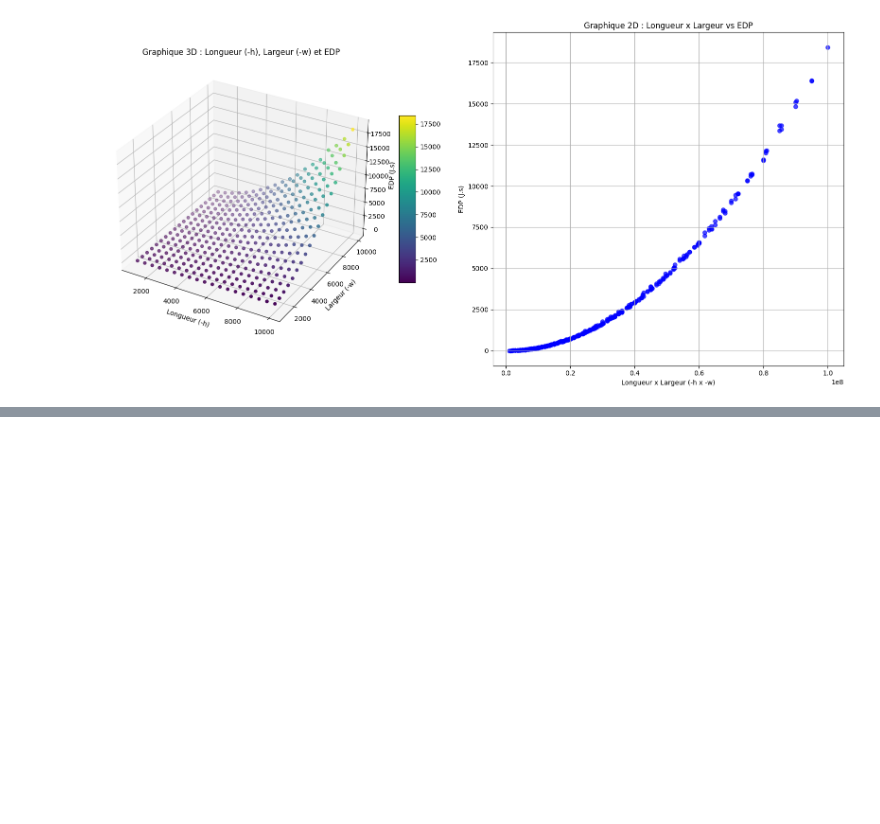
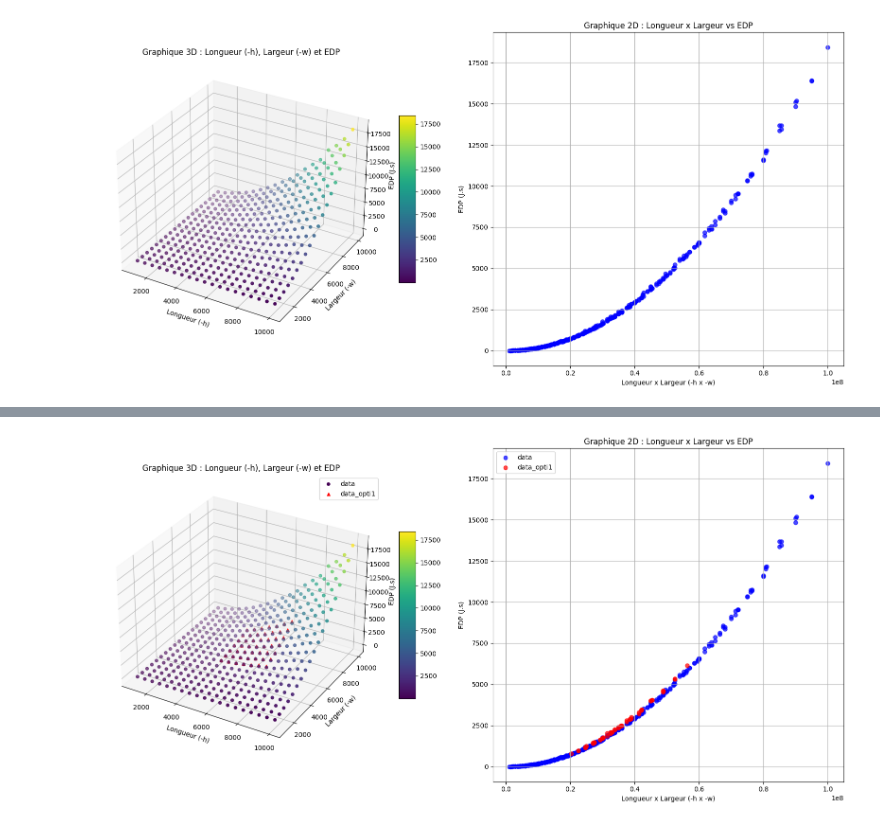
Before and after one commit to HDwayne/SE-ENER, a Jupyter notebook: result/analyse.ipynb, the cells around one changed output, grey strips where cells are left out. Drawn from its saved outputs; the diff is of its cells as text; code cells hidden in the pictures; blank space fills up the shorter version.

Commit message:
TODO test opti2

```diff
--- a/result/analyse.ipynb
+++ b/result/analyse.ipynb
@@ -52,0 +78,11 @@ data
+# %%
+def params_to_dict(params):
+    return {params[i]: params[i + 1] for i in range(0, len(params), 2)}
+
+param_dicts = data_opti1['params'].apply(params_to_dict)
+param_df = pd.DataFrame(param_dicts.tolist())
+
+data_opti1 = pd.concat([data_opti1.drop(columns=['params']), param_df], axis=1)
+data_opti1 = data_opti1.apply(pd.to_numeric, errors='ignore')
+
+data_opti1
@@ -173,0 +230,3 @@ plt.show()
+# %%
+data_opti1['EDP'] = data_opti1['time'] * data_opti1['energy']
+data_opti1.head()
@@ -173,0 +240,54 @@ plt.show()
+# %%
+# Create figure
+
+fig = plt.figure(figsize=(16, 8))
+
+
+
+# 3D scatter plot
+
+ax_3d = fig.add_subplot(121, projection='3d')
+
+scatter = ax_3d.scatter(data['-h'], data['-w'], data['EDP'], c=data['EDP'], cmap='viridis', marker='o', label='data')
+
+scatter_opti1 = ax_3d.scatter(data_opti1['-h'], data_opti1['-w'], data_opti1['EDP'], c='red', marker='^', label='data_opti1')
+
+ax_3d.set_title("Graphique 3D : Longueur (-h), Largeur (-w) et EDP", fontsize=12)
+
+ax_3d.set_xlabel("Longueur (-h)")
+
+ax_3d.set_ylabel("Largeur (-w)")
+
+ax_3d.set_zlabel("EDP (J.s)")
+
+fig.colorbar(scatter, ax=ax_3d, shrink=0.5, aspect=10)
+
+ax_3d.legend()
+
+
+
+# 2D scatter plot
+
+ax_2d = fig.add_subplot(122)
+
+ax_2d.scatter(data['-h'] * data['-w'], data['EDP'], c='blue', alpha=0.7, label='data')
+
+ax_2d.scatter(data_opti1['-h'] * data_opti1['-w'], data_opti1['EDP'], c='red', alpha=0.7, label='data_opti1')
+
+ax_2d.set_title("Graphique 2D : Longueur x Largeur vs EDP", fontsize=12)
+
+ax_2d.set_xlabel("Longueur x Largeur (-h x -w)")
+
+ax_2d.set_ylabel("EDP (J.s)")
+
+ax_2d.grid(True)
+
+ax_2d.legend()
+
+
+
+plt.tight_layout()
+
+plt.show()
+# %% [output]
+[figure, added]
```
Also changed, not shown: parts of 6 cells of this notebook, 1 other file.
